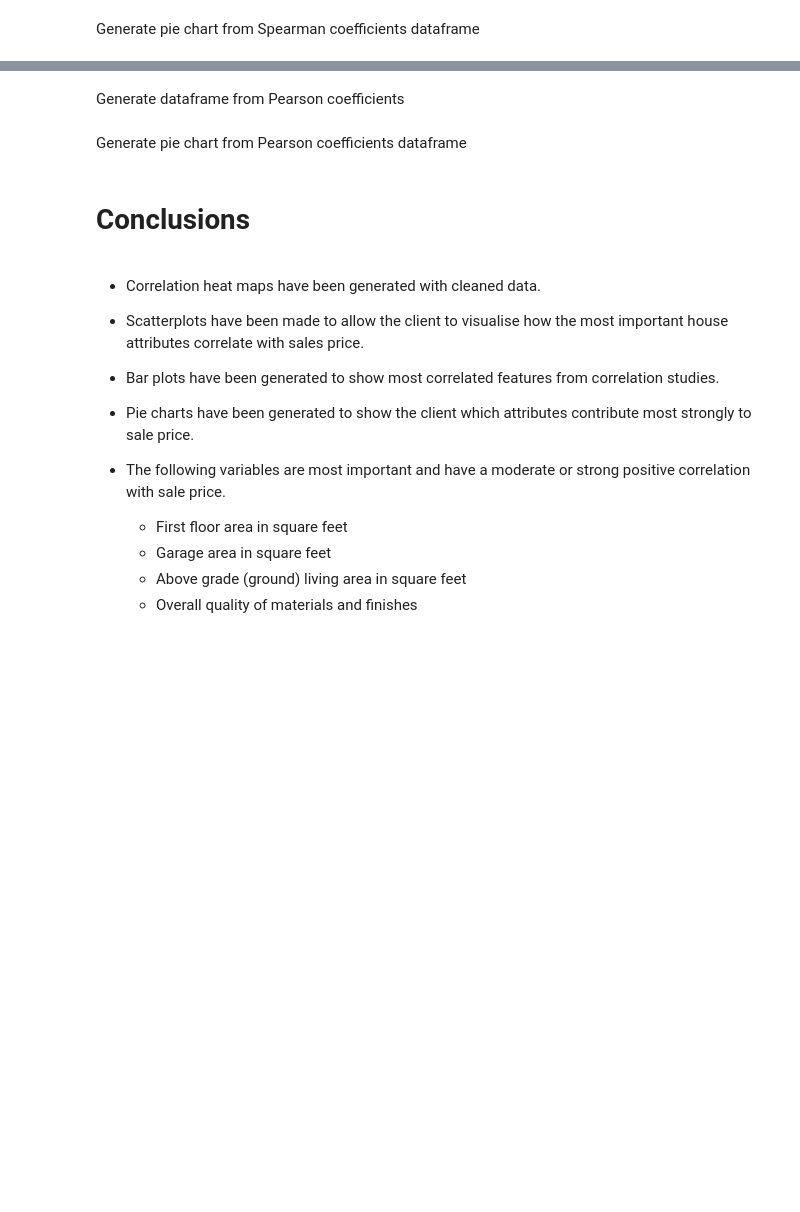
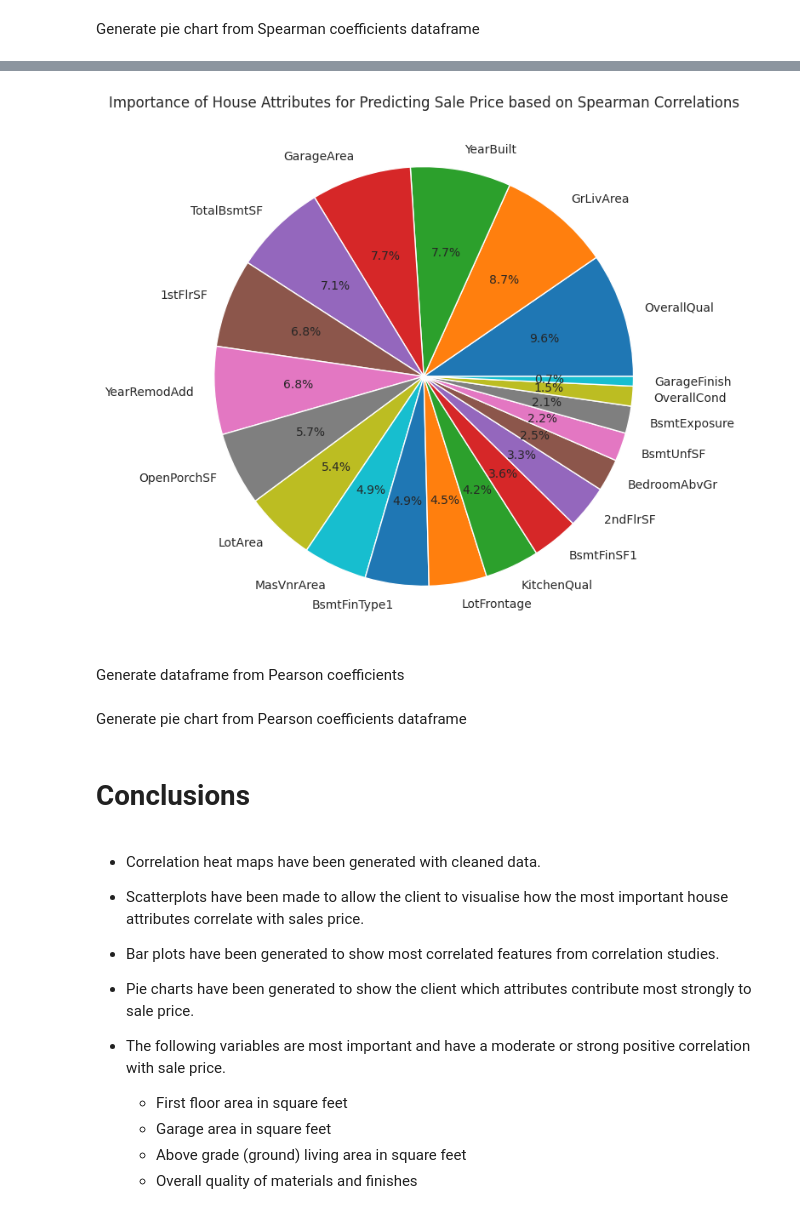
Before and after one commit to helenmurugan/heritage-housing-issues, a Jupyter notebook: jupyter_notebooks/03_Data_Visualisations_v2.ipynb, the cells around one changed output, grey strips where cells are left out. Drawn from its saved outputs; the diff is of its cells as text; code cells hidden in the pictures; blank space fills up the shorter version.

```diff
--- a/jupyter_notebooks/03_Data_Visualisations_v2.ipynb
+++ b/jupyter_notebooks/03_Data_Visualisations_v2.ipynb
@@ -317,3 +446,23 @@ plt.show()
+# %%
+def display_spearman_corr_pie(df):
+    """
+    Calcuate and display Pie Chart based on
+    Spearman correlation coefficients
+    """
+    corr_spearman_for_pie = df.corr(method='spearman')['SalePrice'].sort_values(key=abs, ascending=False)[1:]
+    spearman_data = corr_spearman_for_pie.reset_index()
+    spearman_data.columns = ['Feature', 'Correlation']
+    df_corr_spearman = pd.DataFrame(spearman_data)
+    df_corr_spearman['Correlation'] = df_corr_spearman['Correlation'].abs()
+    df_corr_spearman['Normalized_Correlation'] = df_corr_spearman['Correlation'] / df_corr_spearman['Correlation'].sum()
+    plt.figure(figsize=(8, 8))
+    plt.pie(df_corr_spearman['Normalized_Correlation'], labels=df_corr_spearman['Feature'], autopct='%1.1f%%')
+    plt.title('Importance of House Attributes for Predicting Sale Price based on Spearman Correlations')
+    plt.show()
+
+display_spearman_corr_pie(df)
+# %% [output]
+[figure, added]
 # %% [markdown]
 Generate dataframe from Pearson coefficients
 # %%
```
Also changed, not shown: parts of 19 cells of this notebook, 2 other files.
